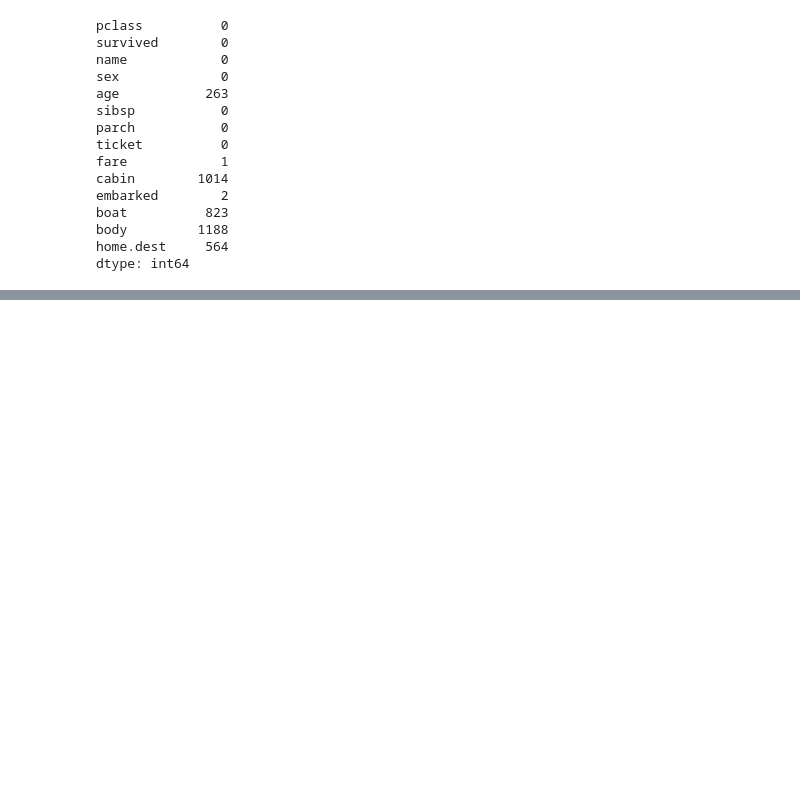
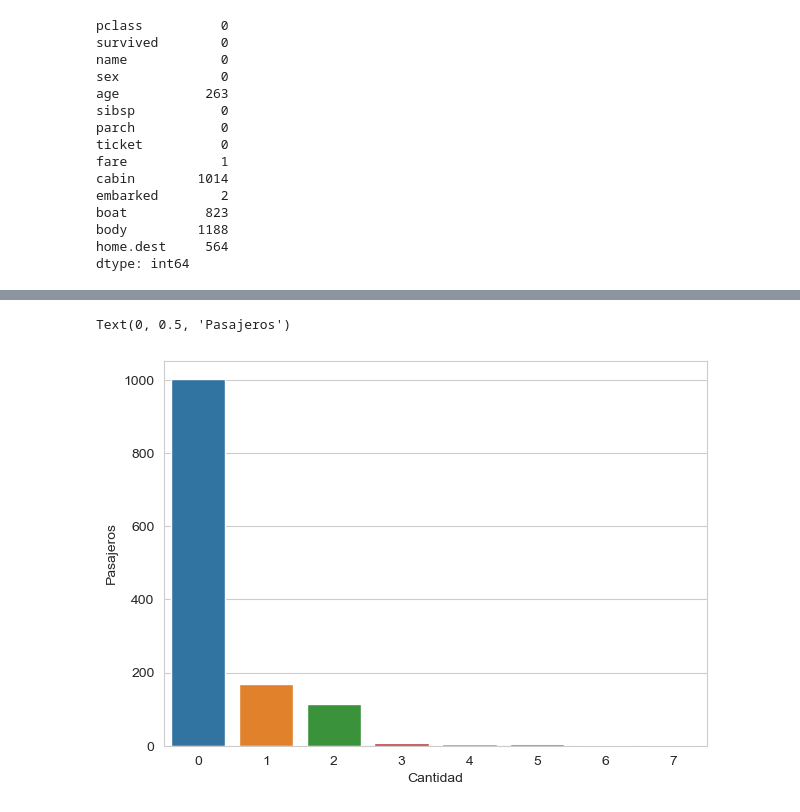
Before and after one commit to FranFer03/data_science, a Jupyter notebook: Titanic/Titanic.ipynb, the cells around one changed output, grey strips where cells are left out. Saved outputs shown, nothing was run; the diff lists cells and outputs as text; code cells hidden in the pictures; blank space fills up the shorter version.

```diff
--- a/Titanic/Titanic.ipynb
+++ b/Titanic/Titanic.ipynb
@@ -53,0 +193,9 @@ dtype: int64
+# %%
+fig,ax = plt.subplots(figsize = (7,5))
+ax = sns.barplot(data=data_parch, y="parch", x=data_parch.index)
+ax.set_xlabel("Cantidad de padres/hijos a bordo")
+ax.set_xlabel("Cantidad")
+ax.set_ylabel("Pasajeros")
+# %% [output]
+Text(0, 0.5, 'Pasajeros')
+[figure, added]
```
Also changed, not shown: parts of 34 cells of this notebook.
